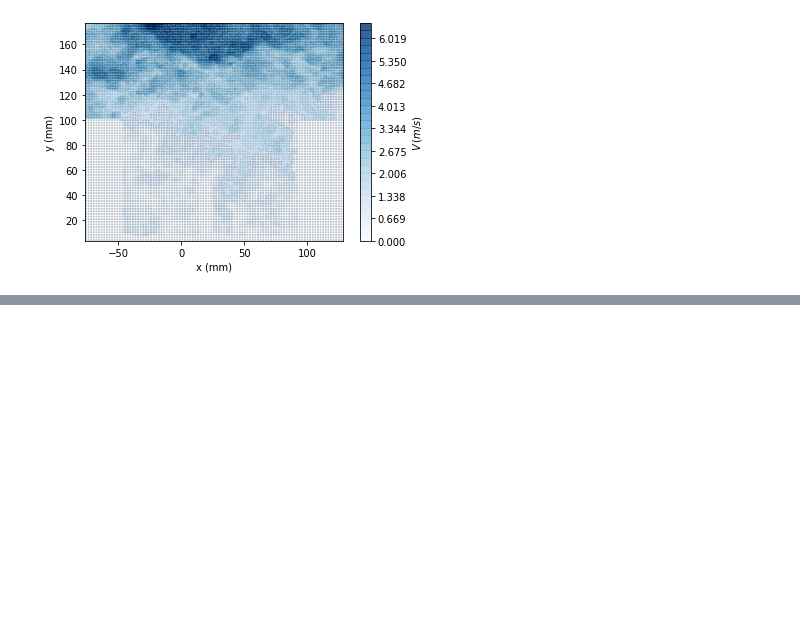
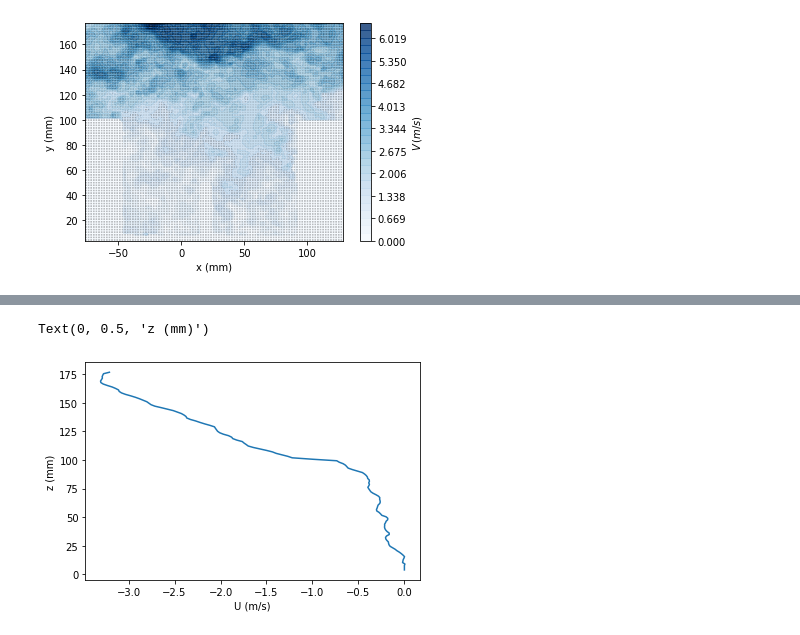
Before and after one commit to alexlib/pivpy, a Jupyter notebook: examples/notebooks/test_urban_canopy.ipynb, the cells around one changed output, grey strips where cells are left out. Cells and saved outputs as stored; diff of their text form; code cells hidden in the pictures; blank space fills up the shorter version.

```diff
--- a/examples/notebooks/test_urban_canopy.ipynb
+++ b/examples/notebooks/test_urban_canopy.ipynb
@@ -27,0 +36,10 @@ graphics.quiver(data.isel(t=-1),arrScale=100) # show last
+# %%
+# Let's try vertical profile of streamwise mean velocity U(z)
+# we could define it a shortcut of the type:
+# graphics.profile(velocity_component = 'u', coordinate = 'z')
+plt.plot(data.mean(dim='x').mean(dim='t').u,data.y)
+plt.xlabel('U (m/s)')
+plt.ylabel('z (mm)')
+# %% [output]
+Text(0, 0.5, 'z (mm)')
+[figure, added]
```
Also changed, not shown: parts of 6 cells of this notebook, 4 other files.
